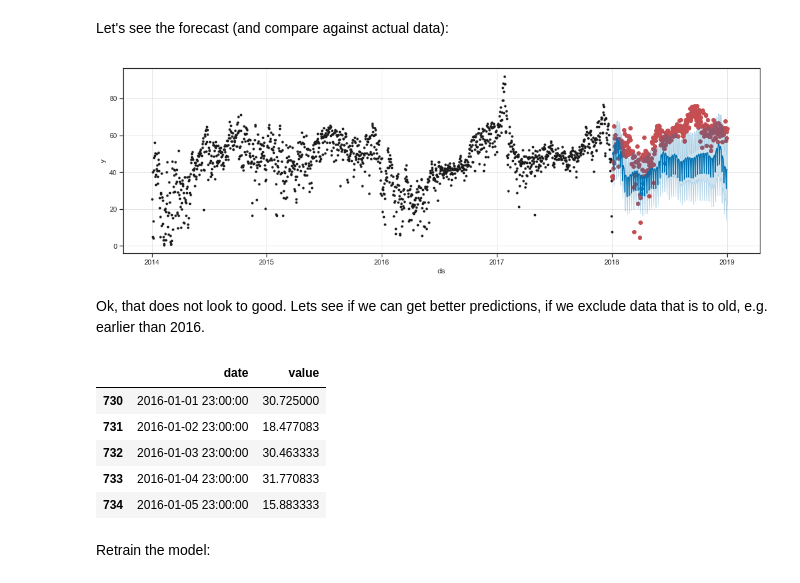
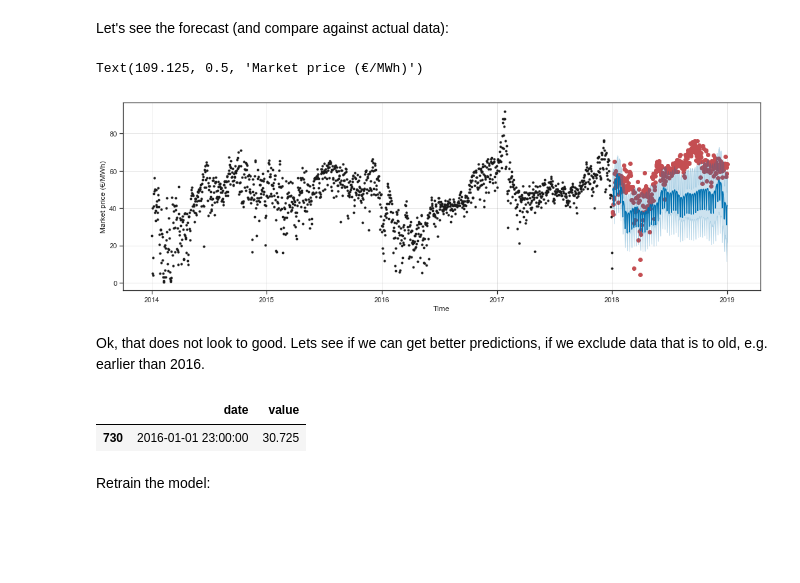
Before and after one commit to ca-schumacher/pred_Energy, a Jupyter notebook: data_analysis.ipynb, the cells around one changed output. Drawn from its saved outputs; the diff is of its cells as text; code cells hidden in the pictures; blank space fills up the shorter version.

```diff
--- a/data_analysis.ipynb
+++ b/data_analysis.ipynb
@@ -220,24 +268,23 @@ Let's see the forecast (and compare against actual data):
 # %%
 f, ax = plt.subplots(1)
 f.set_figheight(5)
 f.set_figwidth(15)
 ax.scatter(test['date'], test['value'], color='r')
 fig = model.plot(price_predict, ax=ax)
+ax.set_xlabel('Time')
+ax.set_ylabel('Market price (€/MWh)')
 # %% [output]
+Text(109.125, 0.5, 'Market price (€/MWh)')
-[figure, old version]
+[figure, new version]
 # %% [markdown]
 Ok, that does not look to good. Lets see if we can get better predictions, if we exclude data that is to old, e.g. earlier than 2016.
 # %%
 date_start = '2016-01-01'
 train = train.loc[train['date'] >= date_start].copy()
-train.head()
+train.head(1)
 # %% [output]
 |  | date | value |
-| 730 | 2016-01-01 23:00:00 | 30.725000 |
-| 731 | 2016-01-02 23:00:00 | 18.477083 |
-| 732 | 2016-01-03 23:00:00 | 30.463333 |
-| 733 | 2016-01-04 23:00:00 | 31.770833 |
-| 734 | 2016-01-05 23:00:00 | 15.883333 |
+| 730 | 2016-01-01 23:00:00 | 30.725 |
 # %% [markdown]
 Retrain the model:
 # %%
```
Also changed, not shown: parts of 34 cells of this notebook.
